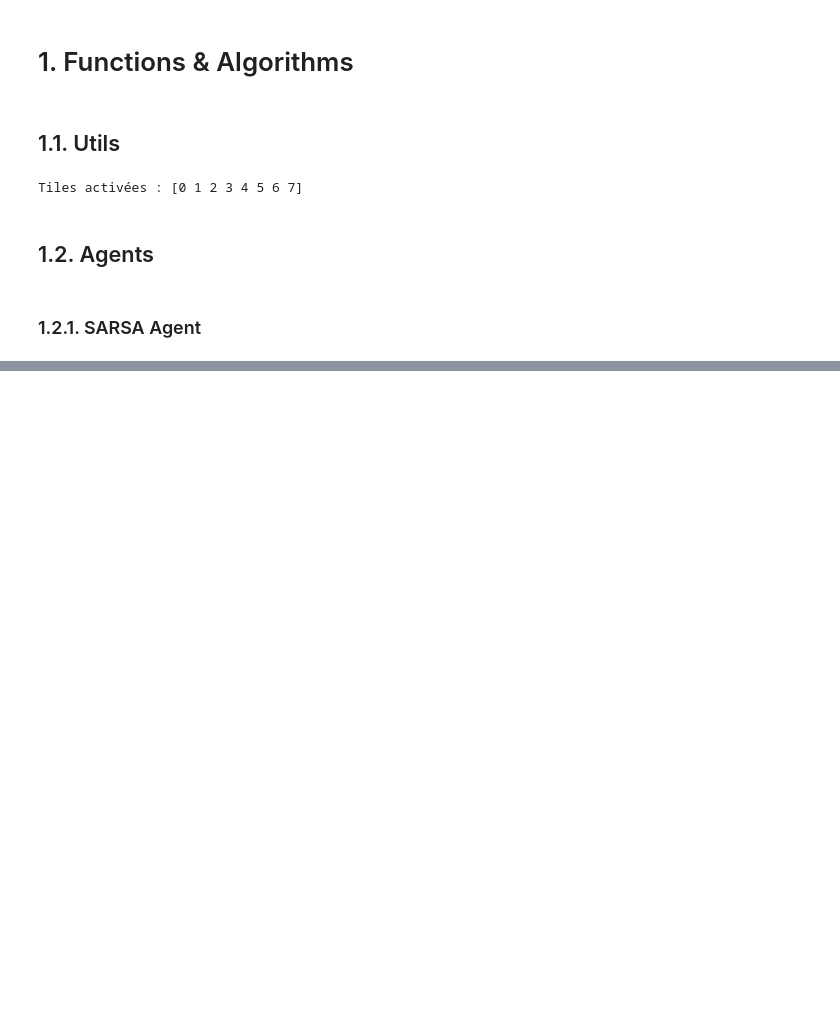
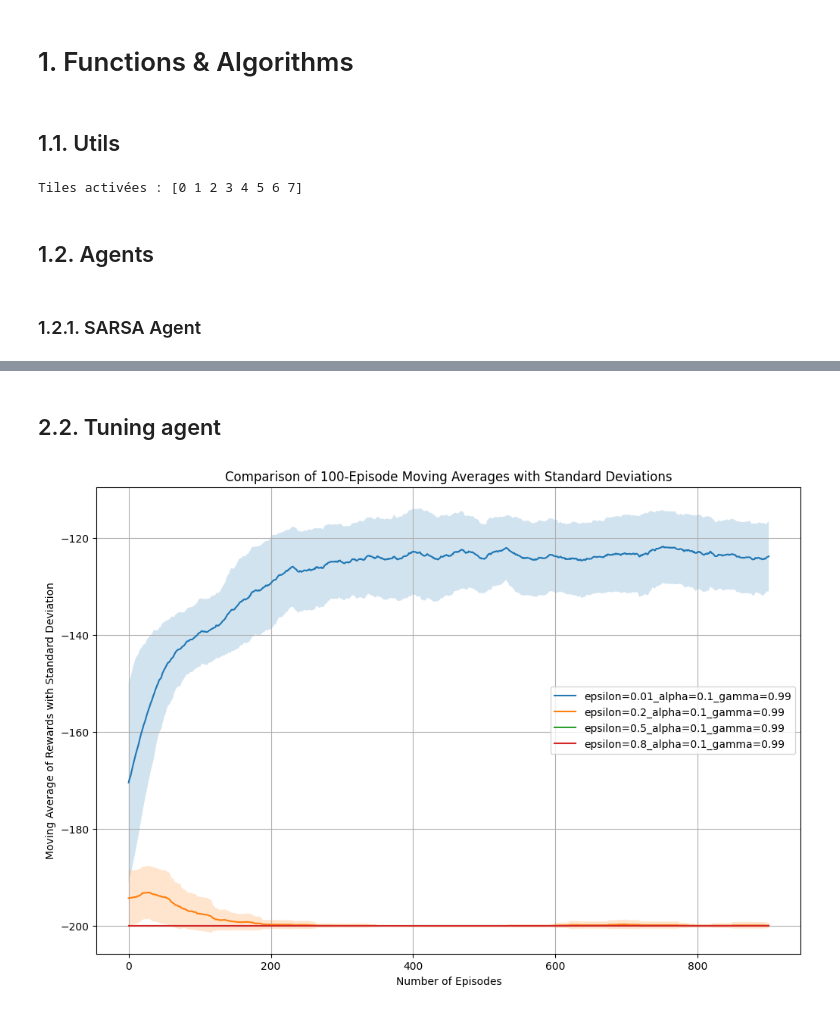
Before and after one commit to salmalys/mountain_car, a Jupyter notebook: Projet_RL.ipynb, the cells around one changed output, grey strips where cells are left out. Saved outputs shown, nothing was run; the diff lists cells and outputs as text; code cells hidden in the pictures; blank space fills up the shorter version.

Commit message:
adding glei feature to sarsa training, updating ploting function

```diff
--- a/Projet_RL.ipynb
+++ b/Projet_RL.ipynb
@@ -154,6 +155,11 @@ import random
 
 
 class IHT:
+    """
+    Index Hash Table Class for tile encoding from http://incompleteideas.net/tiles/tiles3.html
+    Developed by Richard S. Sutton
+    """
+
     def __init__(self, sizeval):
         self.size = sizeval
         self.overfullCount = 0
@@ -463,8 +622,10 @@ class SarsaAgent:
 # %%
+# Set up the agent
 v0_agent = SarsaAgent(env=gym.make("MountainCar-v0"), encode_fct=mc_tile_encoding)
 
-rewards_historic = v0_agent.train(
-    nb_episodes=1000, alpha=0.1, gamma=0.99, epsilon=0.001
-)
-v0_agent.evaluate(verbose=True)
+# Train the agent
+_ = v0_agent.train(nb_episodes=1000, alpha=0.1, gamma=0.99, epsilon=0.001)
+
+# Evaluate the q values
+v0_agent.evaluate_policy(verbose=True, render_mode=None)
 # %% [output]
@@ -719,0 +678,2 @@ def on_policy_monte_carlo(
+# %% [markdown]
+## 2.2. Tuning agent
@@ -719,0 +690,4 @@ def on_policy_monte_carlo(
+# %%
+plot_moving_averages(v0_agent.tune_historic, nb_episodes=1000, window_size=100)
+# %% [output]
+[figure, added]
```
Also changed, not shown: parts of 19 cells of this notebook.
